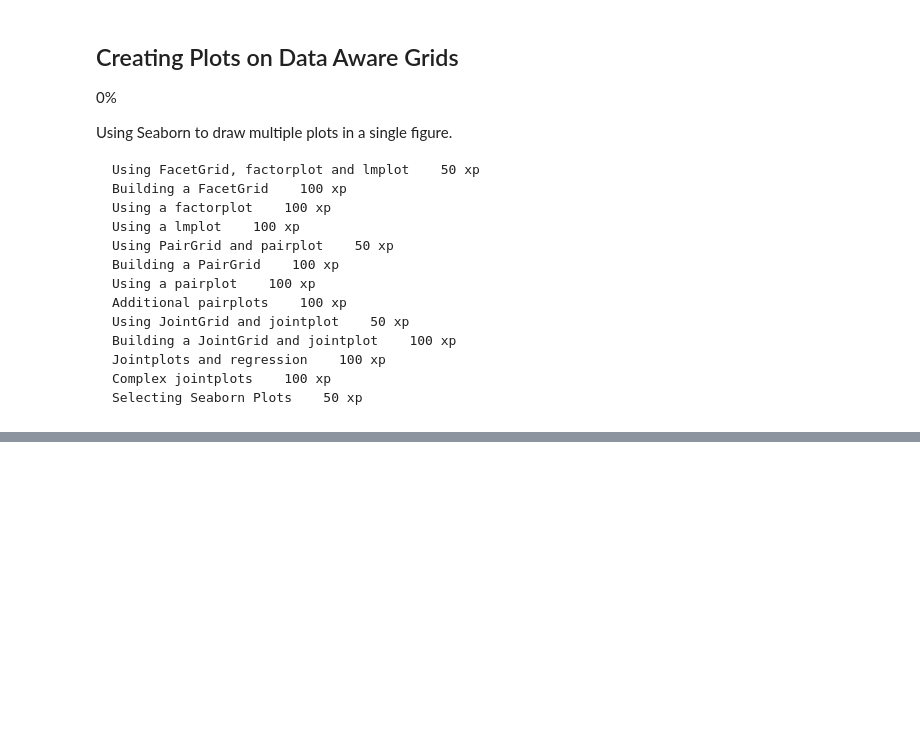
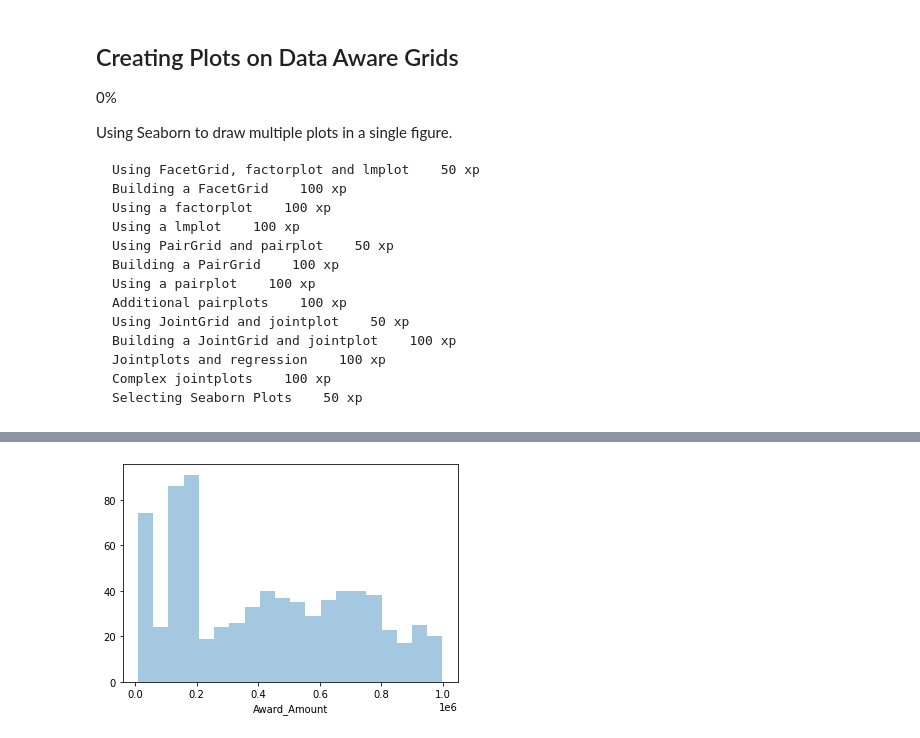
Before and after one commit to johnhhu2020/DataCamp-Data-Scientist-with-Python-Track, a Jupyter notebook: DataCamp Intermediate Data Visualization with Seaborn.ipynb, the cells around one changed output, grey strips where cells are left out. Cells and saved outputs as stored; diff of their text form; code cells hidden in the pictures; blank space fills up the shorter version.

```diff
--- a/DataCamp Intermediate Data Visualization with Seaborn.ipynb
+++ b/DataCamp Intermediate Data Visualization with Seaborn.ipynb
@@ -81,0 +288,10 @@ Using Seaborn to draw multiple plots in a single figure.
+# %%
+# Create a distplot
+sns.distplot(df['Award_Amount'],
+             kde=False,
+             bins=20)
+
+# Display the plot
+plt.show()
+# %% [output]
+[figure, added]
```
Also changed, not shown: parts of 23 cells of this notebook.
